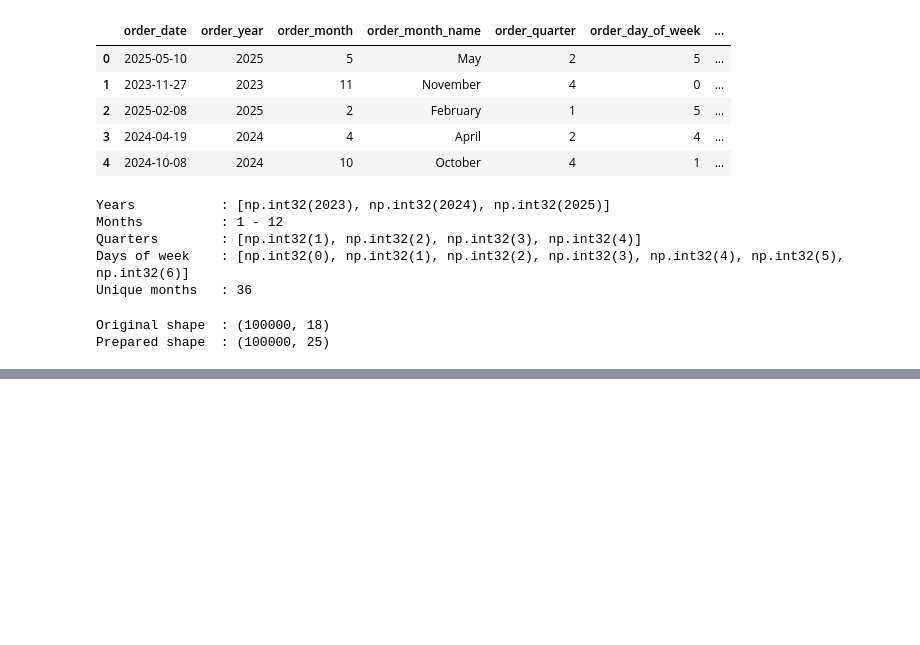
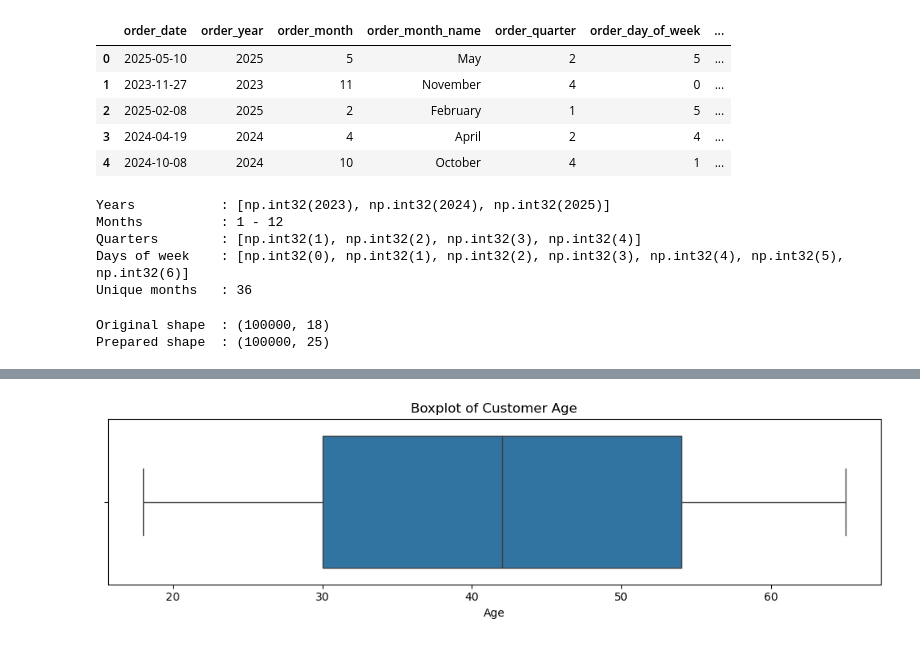
Before and after one commit to Bhav-creator452/NextHikesProject3-advanced-eda-retail-analysis, a Jupyter notebook: Advanced_EDA_Retail_Analysis.ipynb, the cells around one changed output, grey strips where cells are left out. Drawn from its saved outputs; the diff is of its cells as text; code cells hidden in the pictures; blank space fills up the shorter version.

```diff
--- a/Advanced_EDA_Retail_Analysis.ipynb
+++ b/Advanced_EDA_Retail_Analysis.ipynb
@@ -673,0 +737,14 @@ multivariate exploratory analysis.
+# %%
+plt.figure(figsize=(10, 3))
+
+sns.boxplot(
+    data=df_eda,
+    x='age'
+)
+
+plt.title('Boxplot of Customer Age')
+plt.xlabel('Age')
+plt.tight_layout()
+plt.show()
+# %% [output]
+[figure, added]
```
Also changed, not shown: parts of 32 cells of this notebook.
